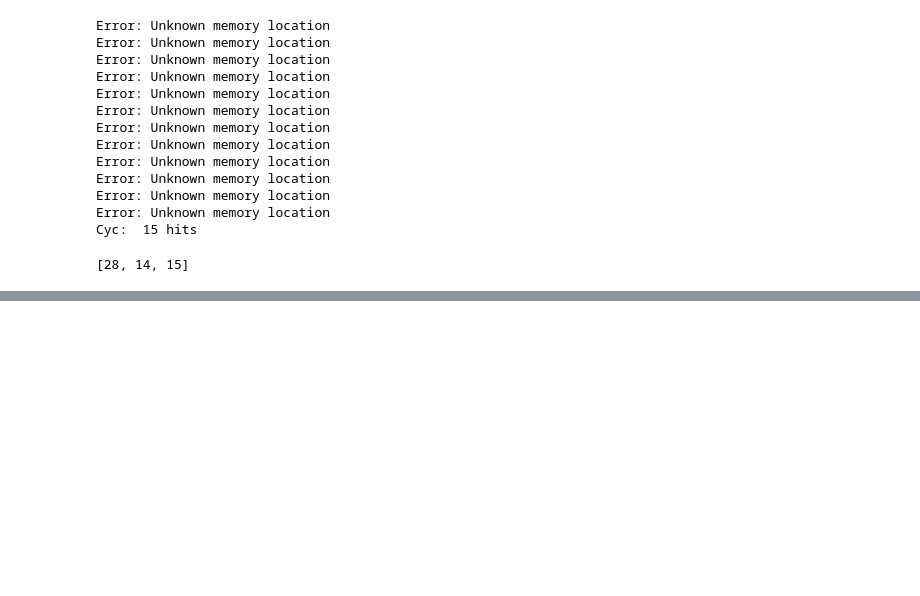
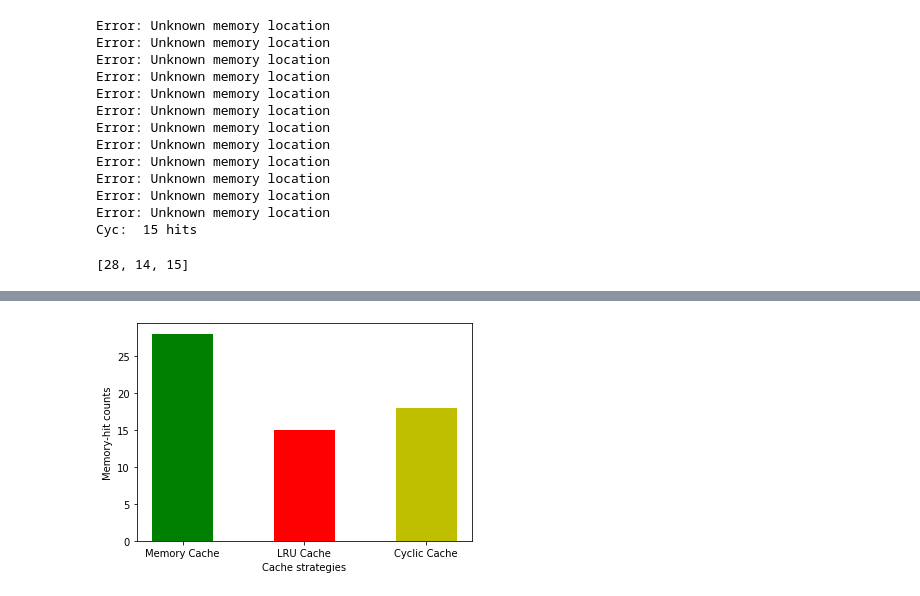
Before and after one commit to ZihaoChen189/COMP15212_labs, a Jupyter notebook: experiment/CachingExperiment.ipynb, the cells around one changed output, grey strips where cells are left out. Saved outputs shown, nothing was run; the diff lists cells and outputs as text; code cells hidden in the pictures; blank space fills up the shorter version.

```diff
--- a/experiment/CachingExperiment.ipynb
+++ b/experiment/CachingExperiment.ipynb
@@ -170,0 +260,8 @@ plt.show()
+# %%
+data = utilities.sample_data(size=10)
+
+mem = Memory(data)
+lru = LRUCache(data)
+cyc = CyclicCache(data)
+test_data = [5,3,9,3,11,3,24,3,0,3,19,3,21,3,60,3,1,3,25,3,55,3,2,3,60,3,100,3]
+len(test_data)
@@ -170,0 +315,12 @@ plt.show()
+# %%
+x=['Memory Cache','LRU Cache','Cyclic Cache']
+y=[]
+y.append(mem.get_memory_hit_count())
+y.append(lru.get_memory_hit_count())
+y.append(cyc.get_memory_hit_count())
+plt.bar(x,y,0.5,color=['g','r','y'])
+plt.xlabel("Cache strategies")
+plt.ylabel("Memory-hit counts")
+plt.show()
+# %% [output]
+[figure, added]
```
Also changed, not shown: parts of 22 cells of this notebook.
